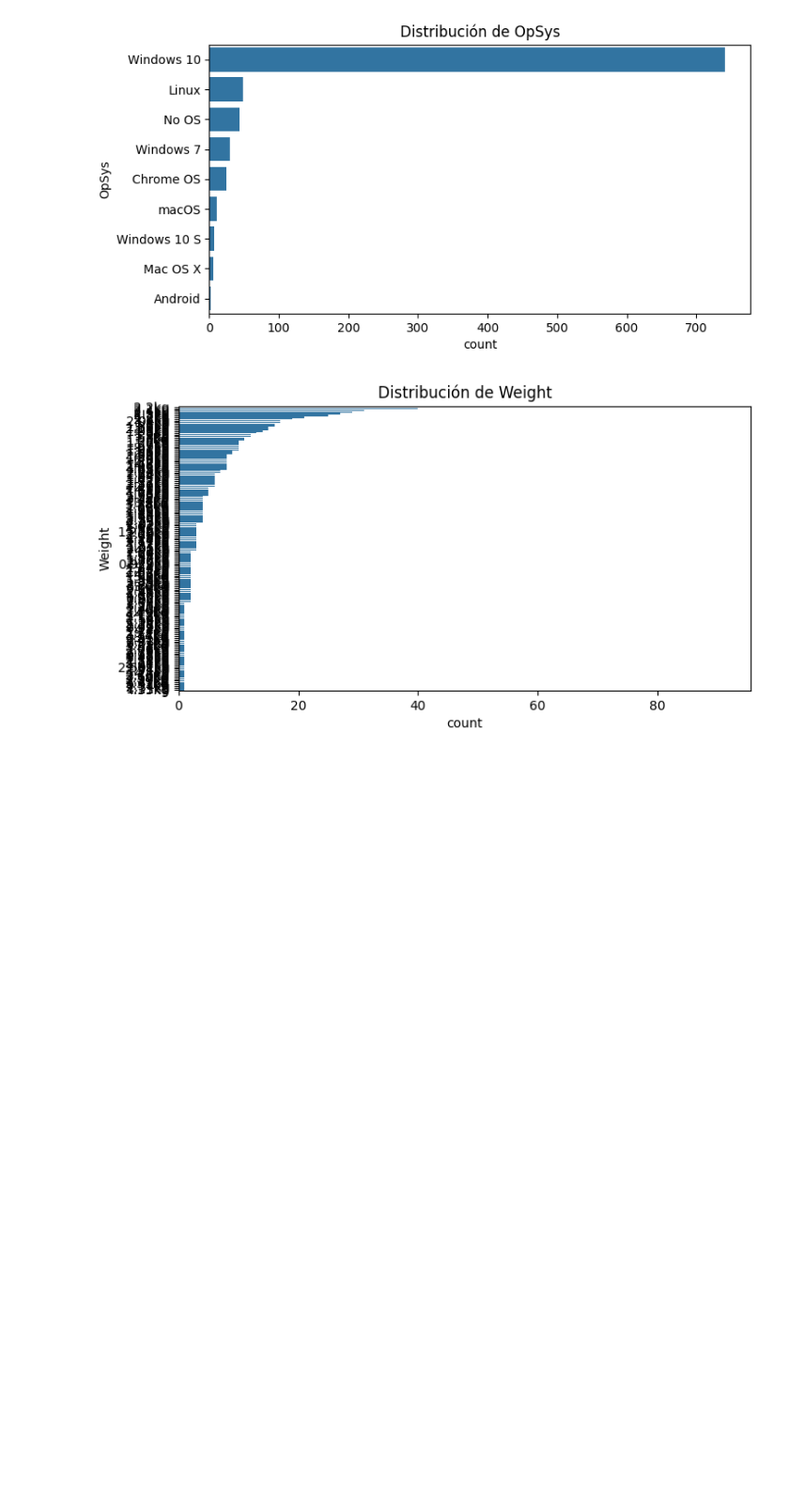
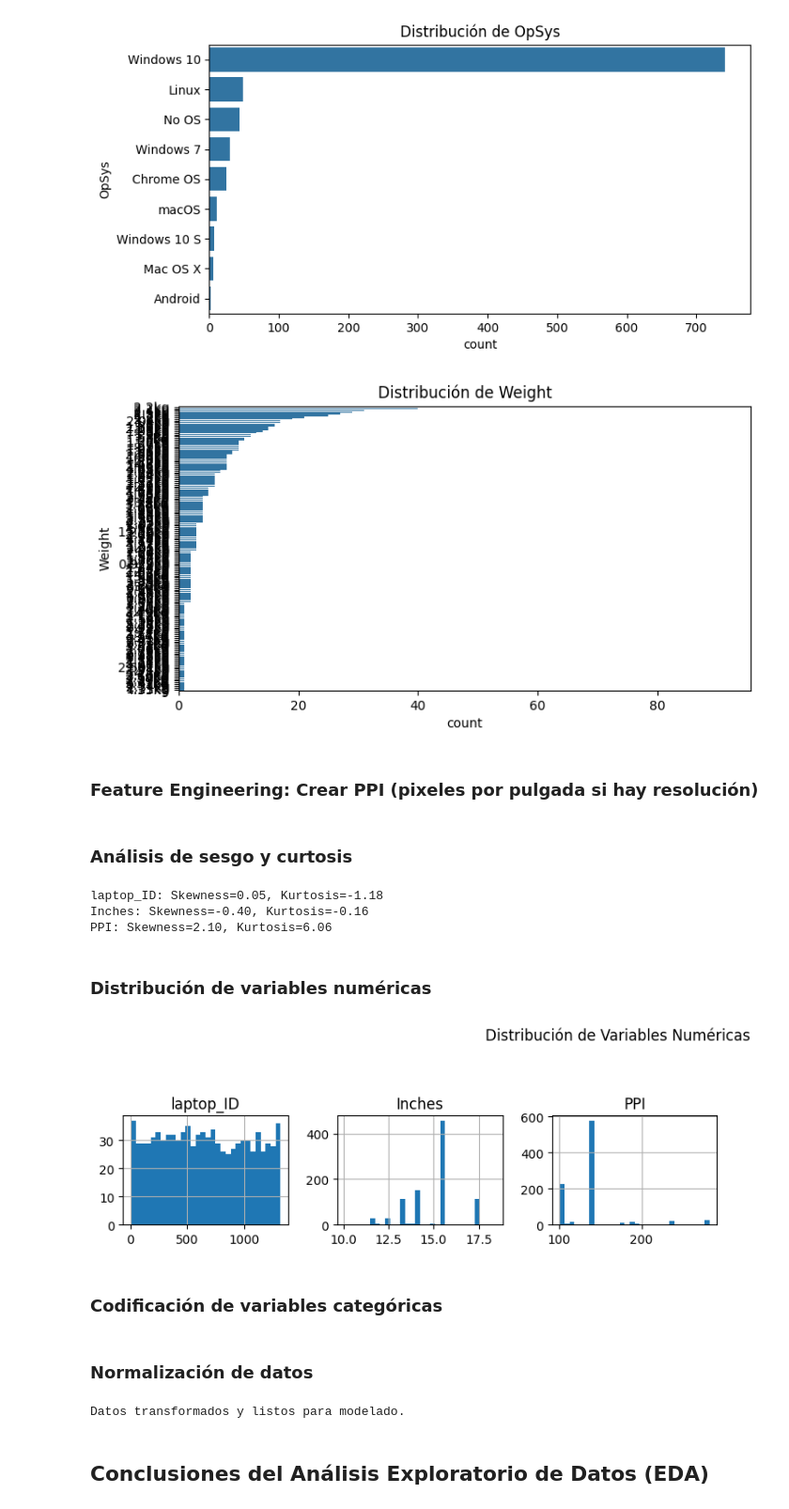
Before and after one commit to annahico/DataTops, a Jupyter notebook: DataTops.ipynb, the cells around one changed output. Shown at 94% size. Drawn from its saved outputs; the diff is of its cells as text; code cells hidden in the pictures; blank space fills up the shorter version.

```diff
--- a/DataTops.ipynb
+++ b/DataTops.ipynb
@@ -99,3 +189,35 @@ for col in cat_cols:
 [figure]
 [figure]
 [figure]
+# %% [markdown]
+### Feature Engineering: Crear PPI (pixeles por pulgada si hay resolución)
+# %%
+if 'ScreenResolution' in train.columns:
+    def extract_ppi(resolution_str):
+        try:
+            res = resolution_str.split(' ')[-1].split('x')
+            return (int(res[0])**2 + int(res[1])**2) ** 0.5 / 15.6  # Asumiendo tamaño de 15.6 pulgadas
+        except:
+            return np.nan
+    train['PPI'] = train['ScreenResolution'].apply(extract_ppi)
+    test['PPI'] = test['ScreenResolution'].apply(extract_ppi)
+# %% [markdown]
+### Análisis de sesgo y curtosis
+# %%
+num_cols = train.select_dtypes(include=['number']).columns
+for col in num_cols:
+    print(f'{col}: Skewness={skew(train[col].dropna()):.2f}, Kurtosis={kurtosis(train[col].dropna()):.2f}')
+# %% [output]
+laptop_ID: Skewness=0.05, Kurtosis=-1.18
+Inches: Skewness=-0.40, Kurtosis=-0.16
+PPI: Skewness=2.10, Kurtosis=6.06
+# %% [markdown]
+### Distribución de variables numéricas
+# %%
+train[num_cols].hist(figsize=(15, 10), bins=30, layout=(5, 5))
+plt.suptitle("Distribución de Variables Numéricas")
+plt.show()
+# %% [output]
+[figure, added]
+# %% [markdown]
+### Codificación de variables categóricas
@@ -101,0 +231,12 @@ for col in cat_cols:
+# %% [markdown]
+### Normalización de datos
+# %%
+scaler = StandardScaler()
+train[num_cols] = scaler.fit_transform(train[num_cols])
+test[num_cols] = scaler.transform(test[num_cols])
+
+print("\nDatos transformados y listos para modelado.")
+# %% [output]
+Datos transformados y listos para modelado.
+# %% [markdown]
+## Conclusiones del Análisis Exploratorio de Datos (EDA)
```
Also changed, not shown: parts of 21 cells of this notebook, 1 other file.
